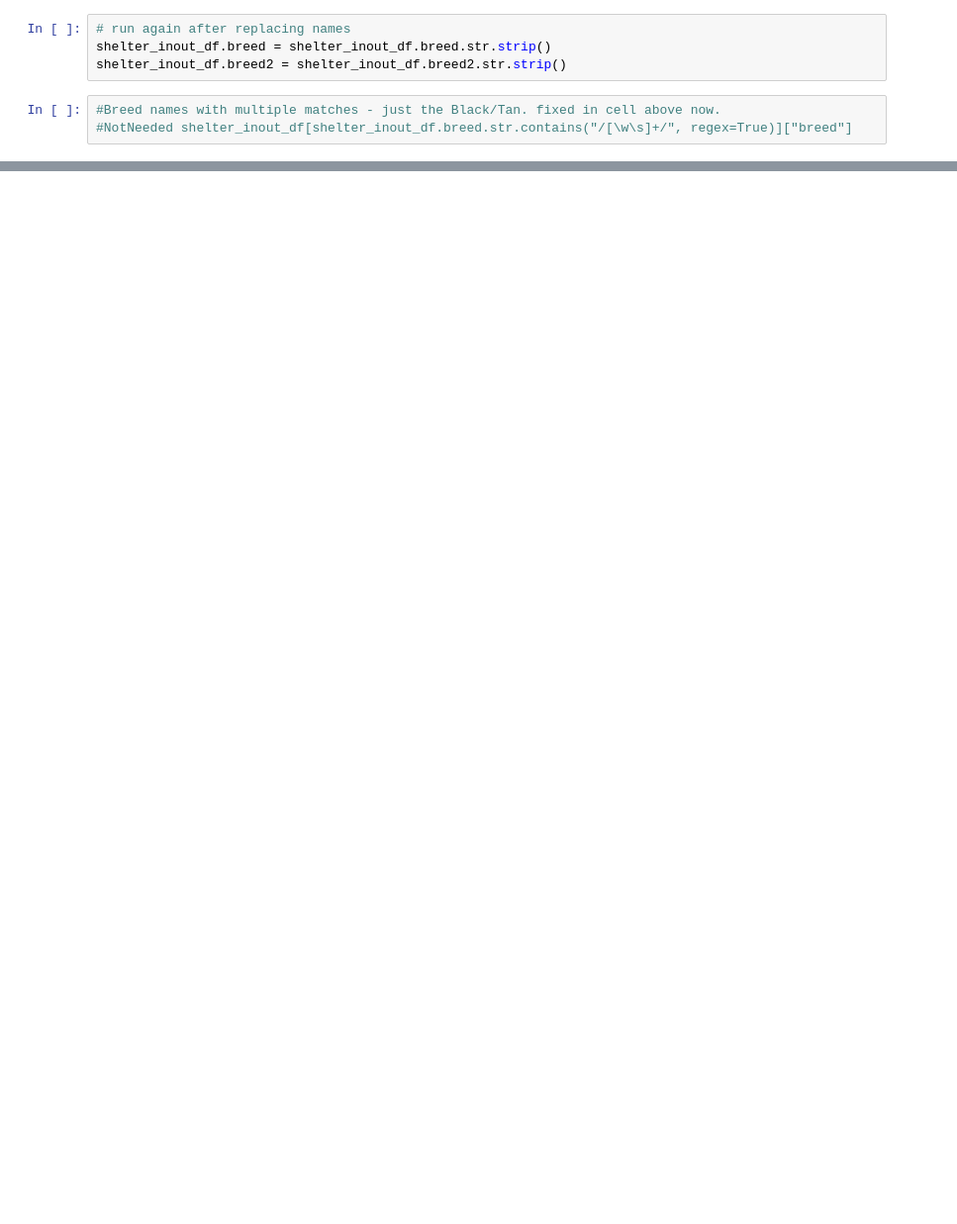
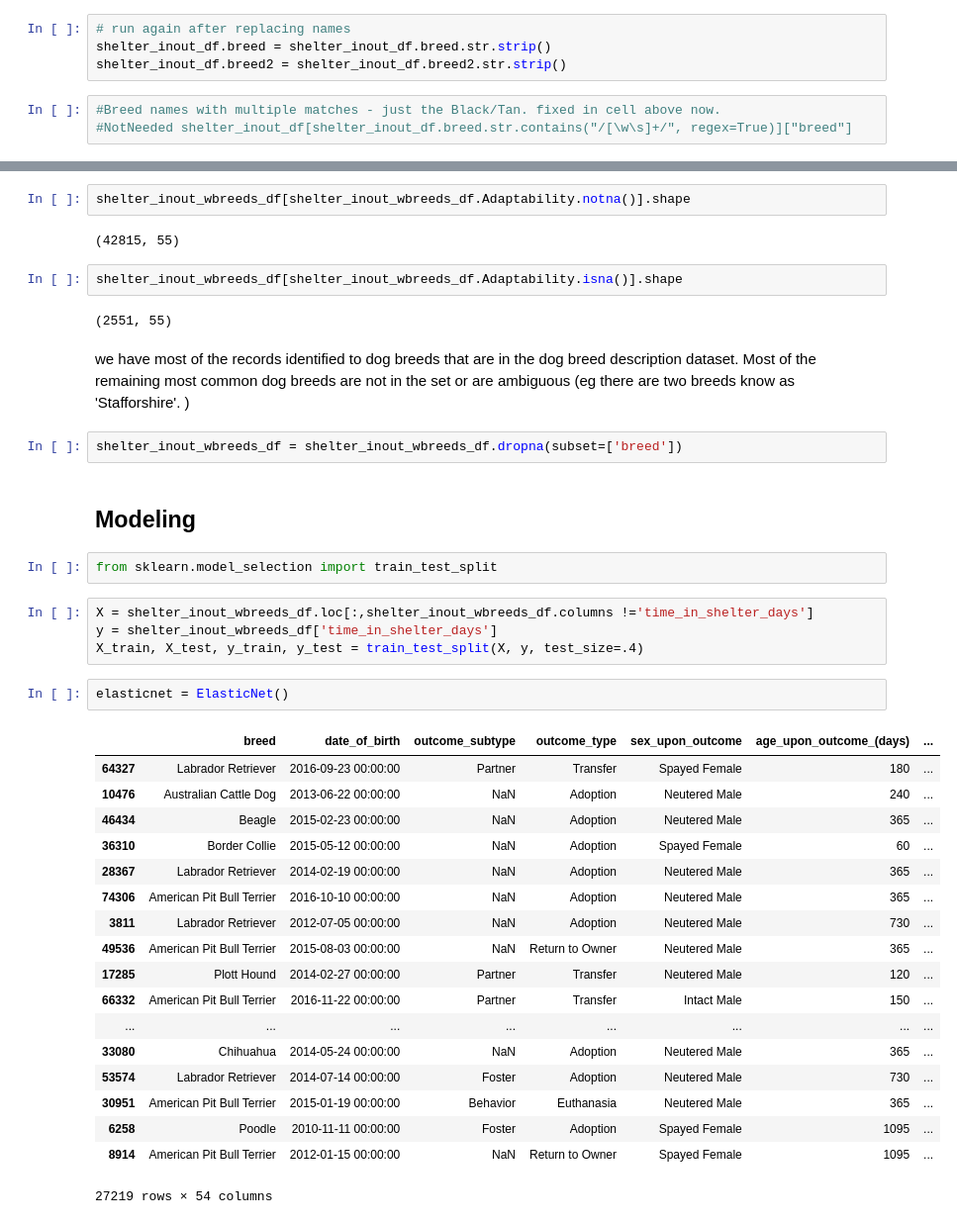
Before and after one commit to chrisoyer/supervised_learning_capstone, a Jupyter notebook: dog_adoption_SL_capstone.ipynb, the cells around one changed output, grey strips where cells are left out. Shown at 99% size. Saved outputs shown, nothing was run; the diff lists cells and outputs as text; blank space fills up the shorter version.

```diff
--- a/dog_adoption_SL_capstone.ipynb
+++ b/dog_adoption_SL_capstone.ipynb
@@ -392,0 +455,41 @@ shelter_inout_wbreeds_df[shelter_inout_wbreeds_df.Prey_Drive.isna()]
+# %%
+shelter_inout_wbreeds_df[shelter_inout_wbreeds_df.Adaptability.notna()].shape
+# %% [output]
+(42815, 55)
+# %%
+shelter_inout_wbreeds_df[shelter_inout_wbreeds_df.Adaptability.isna()].shape
+# %% [output]
+(2551, 55)
+# %% [markdown]
+we have most of the records identified to dog breeds that are in the dog breed description dataset. Most of the remaining most common dog breeds are not in the set or are ambiguous (eg there are two breeds know as 'Stafforshire'. )
+# %%
+shelter_inout_wbreeds_df = shelter_inout_wbreeds_df.dropna(subset=['breed'])
+# %% [markdown]
+## Modeling
+# %%
+from sklearn.model_selection import train_test_split
+# %%
+X = shelter_inout_wbreeds_df.loc[:,shelter_inout_wbreeds_df.columns !='time_in_shelter_days']
+y = shelter_inout_wbreeds_df['time_in_shelter_days']
+X_train, X_test, y_train, y_test = train_test_split(X, y, test_size=.4)
+# %%
+elasticnet = ElasticNet()
+# %% [output]
+|  | breed | date_of_birth | outcome_subtype | outcome_type | sex_upon_outcome | age_upon_outcome_(days) | ... |
+| 64327 | Labrador Retriever | 2016-09-23 00:00:00 | Partner | Transfer | Spayed Female | 180 | ... |
+| 10476 | Australian Cattle Dog | 2013-06-22 00:00:00 | NaN | Adoption | Neutered Male | 240 | ... |
+| 46434 | Beagle | 2015-02-23 00:00:00 | NaN | Adoption | Neutered Male | 365 | ... |
+| 36310 | Border Collie | 2015-05-12 00:00:00 | NaN | Adoption | Spayed Female | 60 | ... |
+| 28367 | Labrador Retriever | 2014-02-19 00:00:00 | NaN | Adoption | Neutered Male | 365 | ... |
+| 74306 | American Pit Bull Terrier | 2016-10-10 00:00:00 | NaN | Adoption | Neutered Male | 365 | ... |
+| 3811 | Labrador Retriever | 2012-07-05 00:00:00 | NaN | Adoption | Neutered Male | 730 | ... |
+| 49536 | American Pit Bull Terrier | 2015-08-03 00:00:00 | NaN | Return to Owner | Neutered Male | 365 | ... |
+| 17285 | Plott Hound | 2014-02-27 00:00:00 | Partner | Transfer | Neutered Male | 120 | ... |
+| 66332 | American Pit Bull Terrier | 2016-11-22 00:00:00 | Partner | Transfer | Intact Male | 150 | ... |
+| ... | ... | ... | ... | ... | ... | ... | ... |
+| 33080 | Chihuahua | 2014-05-24 00:00:00 | NaN | Adoption | Neutered Male | 365 | ... |
+| 53574 | Labrador Retriever | 2014-07-14 00:00:00 | Foster | Adoption | Neutered Male | 730 | ... |
+| 30951 | American Pit Bull Terrier | 2015-01-19 00:00:00 | Behavior | Euthanasia | Neutered Male | 365 | ... |
+| 6258 | Poodle | 2010-11-11 00:00:00 | Foster | Adoption | Spayed Female | 1095 | ... |
+| 8914 | American Pit Bull Terrier | 2012-01-15 00:00:00 | NaN | Return to Owner | Spayed Female | 1095 | ... |
+27219 rows × 54 columns
```
Also changed, not shown: parts of 22 cells of this notebook.
